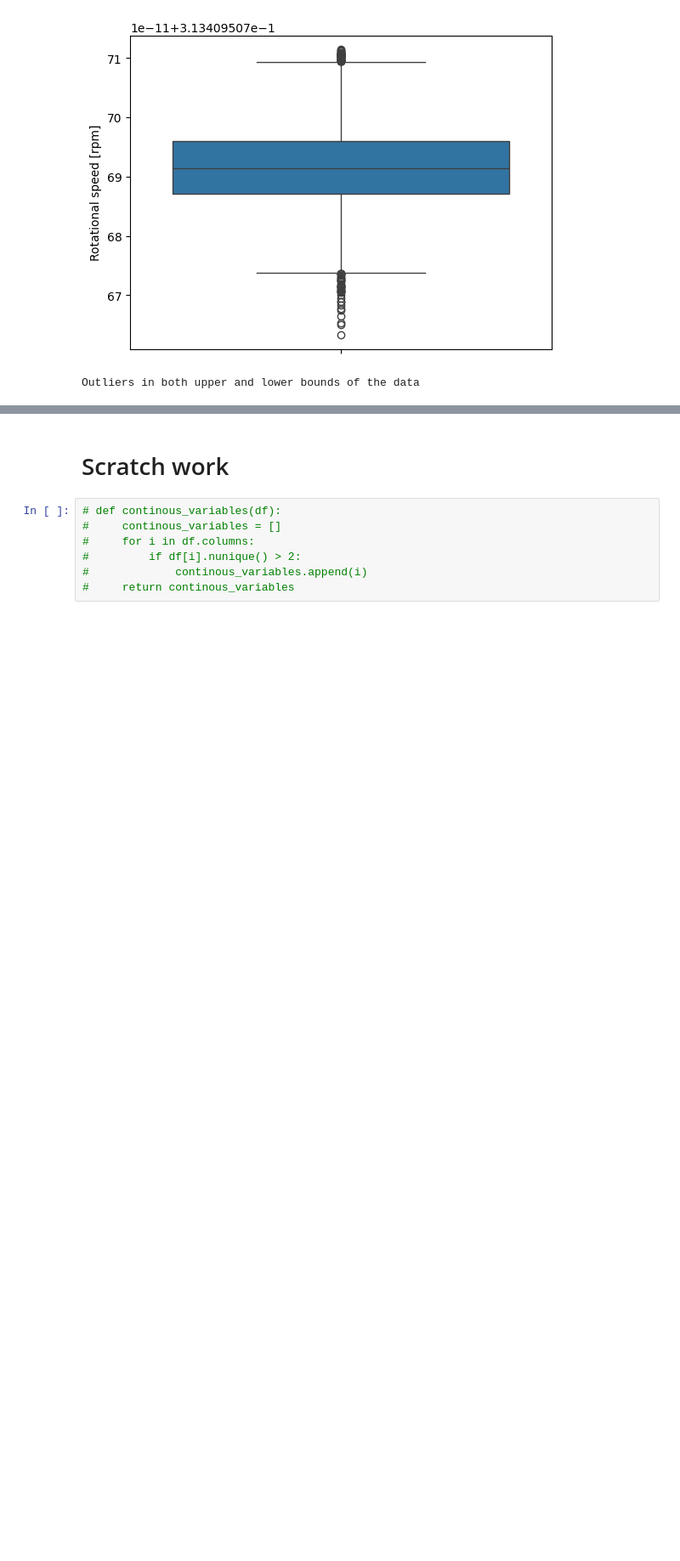
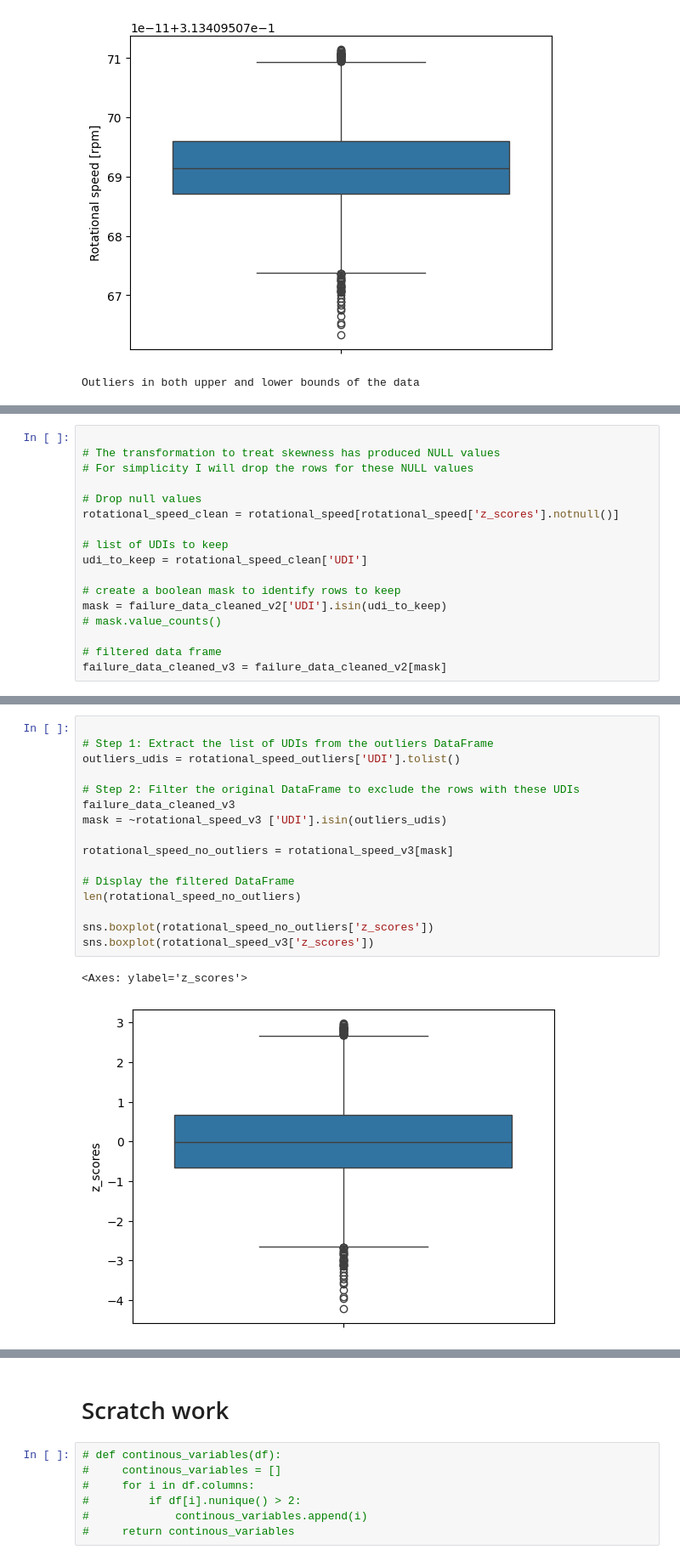
Before and after one commit to ManishKhurmi/exploratory-data-analysis---the-manufacturing-process768, a Jupyter notebook: Milestone_3.ipynb, the cells around one changed output, grey strips where cells are left out. Shown at 85% size. Drawn from its saved outputs; the diff is of its cells as text; blank space fills up the shorter version.

```diff
--- a/Milestone_3.ipynb
+++ b/Milestone_3.ipynb
@@ -1401,0 +1461,17 @@ failure_data_cleaned_v2
+# %%
+
+# The transformation to treat skewness has produced NULL values
+# For simplicity I will drop the rows for these NULL values
+
+# Drop null values
+rotational_speed_clean = rotational_speed[rotational_speed['z_scores'].notnull()]
+
+# list of UDIs to keep
+udi_to_keep = rotational_speed_clean['UDI']
+
+# create a boolean mask to identify rows to keep
+mask = failure_data_cleaned_v2['UDI'].isin(udi_to_keep)
+# mask.value_counts()
+
+# filtered data frame
+failure_data_cleaned_v3 = failure_data_cleaned_v2[mask]
@@ -1401,0 +1576,19 @@ failure_data_cleaned_v2
+# %%
+
+# Step 1: Extract the list of UDIs from the outliers DataFrame
+outliers_udis = rotational_speed_outliers['UDI'].tolist()
+
+# Step 2: Filter the original DataFrame to exclude the rows with these UDIs
+failure_data_cleaned_v3
+mask = ~rotational_speed_v3 ['UDI'].isin(outliers_udis)
+
+rotational_speed_no_outliers = rotational_speed_v3[mask]
+
+# Display the filtered DataFrame
+len(rotational_speed_no_outliers)
+
+sns.boxplot(rotational_speed_no_outliers['z_scores'])
+sns.boxplot(rotational_speed_v3['z_scores'])
+# %% [output]
+<Axes: ylabel='z_scores'>
+[figure, added]
```
Also changed, not shown: parts of 9 cells of this notebook.
